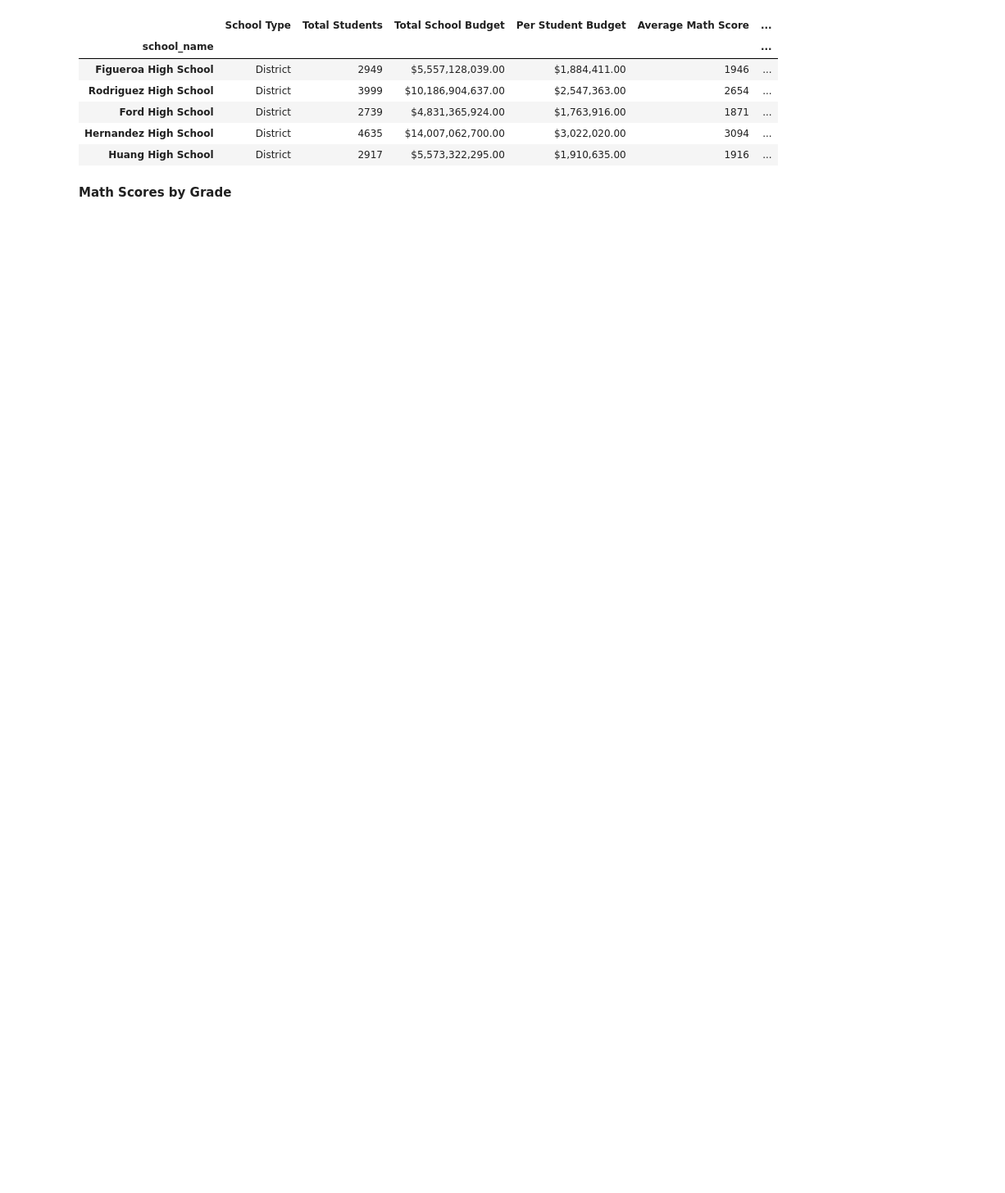
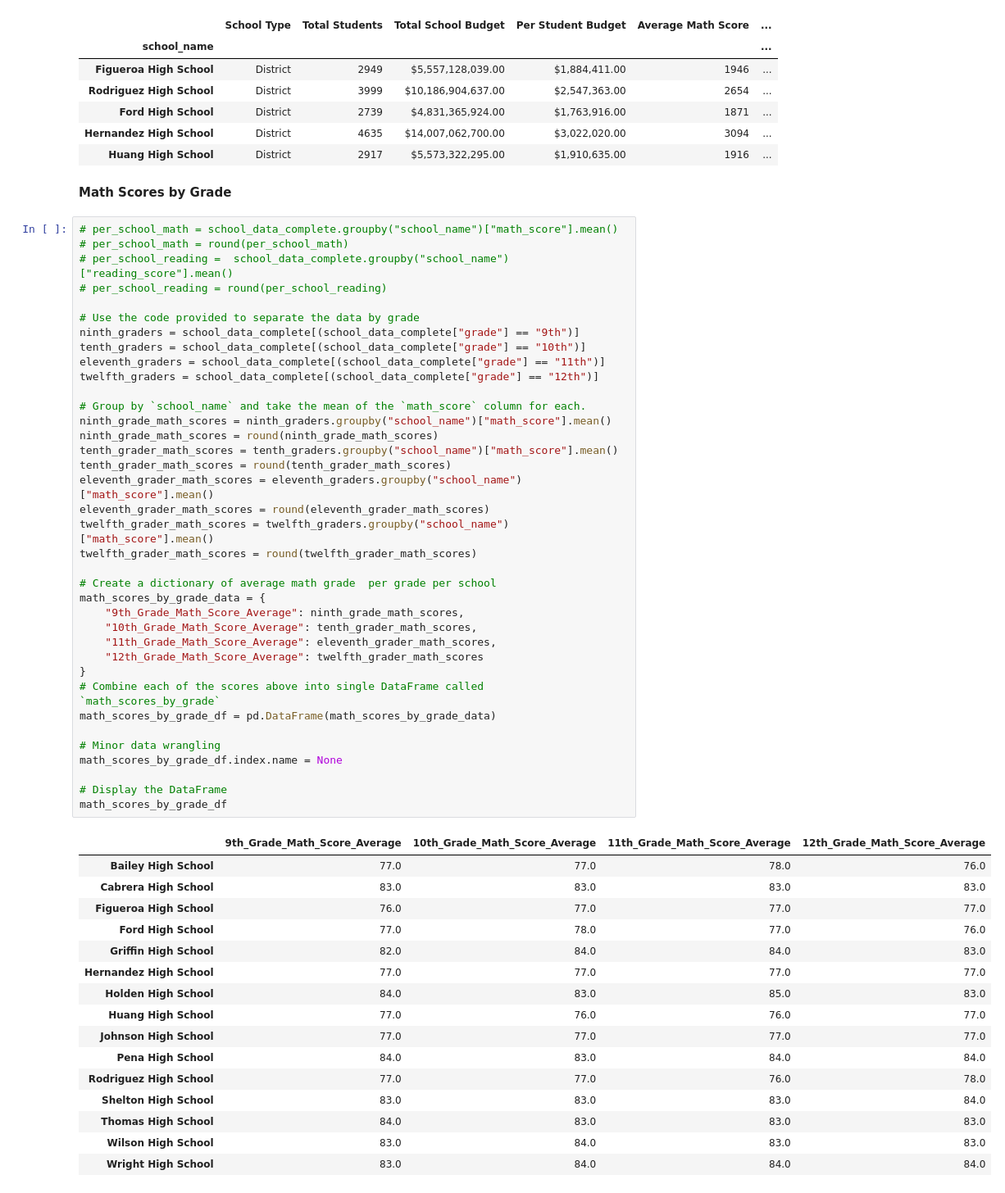
Before and after one commit to myseekl/pandas-challenge, a Jupyter notebook: PyCitySchools_MKL.ipynb, the cells around one changed output. Shown at 82% size. Saved outputs shown, nothing was run; the diff lists cells and outputs as text; blank space fills up the shorter version.

```diff
--- a/PyCitySchools_MKL.ipynb
+++ b/PyCitySchools_MKL.ipynb
@@ -347,3 +347,57 @@ bottom_schools.head(5)
 | Huang High School | District | 2917 | $5,573,322,295.00 | $1,910,635.00 | 1916 | ... |
 # %% [markdown]
 **Math Scores by Grade**
+# %%
+# per_school_math = school_data_complete.groupby("school_name")["math_score"].mean()
+# per_school_math = round(per_school_math)
+# per_school_reading =  school_data_complete.groupby("school_name")["reading_score"].mean()
+# per_school_reading = round(per_school_reading)
+
+# Use the code provided to separate the data by grade
+ninth_graders = school_data_complete[(school_data_complete["grade"] == "9th")]
+tenth_graders = school_data_complete[(school_data_complete["grade"] == "10th")]
+eleventh_graders = school_data_complete[(school_data_complete["grade"] == "11th")]
+twelfth_graders = school_data_complete[(school_data_complete["grade"] == "12th")]
+
+# Group by `school_name` and take the mean of the `math_score` column for each.
+ninth_grade_math_scores = ninth_graders.groupby("school_name")["math_score"].mean()
+ninth_grade_math_scores = round(ninth_grade_math_scores)
+tenth_grader_math_scores = tenth_graders.groupby("school_name")["math_score"].mean()
+tenth_grader_math_scores = round(tenth_grader_math_scores)
+eleventh_grader_math_scores = eleventh_graders.groupby("school_name")["math_score"].mean()
+eleventh_grader_math_scores = round(eleventh_grader_math_scores)
+twelfth_grader_math_scores = twelfth_graders.groupby("school_name")["math_score"].mean()
+twelfth_grader_math_scores = round(twelfth_grader_math_scores)
+
+# Create a dictionary of average math grade  per grade per school
+math_scores_by_grade_data = {
+    "9th_Grade_Math_Score_Average": ninth_grade_math_scores,
+    "10th_Grade_Math_Score_Average": tenth_grader_math_scores,
+    "11th_Grade_Math_Score_Average": eleventh_grader_math_scores,
+    "12th_Grade_Math_Score_Average": twelfth_grader_math_scores
+}
+# Combine each of the scores above into single DataFrame called `math_scores_by_grade`
+math_scores_by_grade_df = pd.DataFrame(math_scores_by_grade_data)
+
+# Minor data wrangling
+math_scores_by_grade_df.index.name = None
+
+# Display the DataFrame
+math_scores_by_grade_df
+# %% [output]
+|  | 9th_Grade_Math_Score_Average | 10th_Grade_Math_Score_Average | 11th_Grade_Math_Score_Average | 12th_Grade_Math_Score_Average |
+| Bailey High School | 77.0 | 77.0 | 78.0 | 76.0 |
+| Cabrera High School | 83.0 | 83.0 | 83.0 | 83.0 |
+| Figueroa High School | 76.0 | 77.0 | 77.0 | 77.0 |
+| Ford High School | 77.0 | 78.0 | 77.0 | 76.0 |
+| Griffin High School | 82.0 | 84.0 | 84.0 | 83.0 |
+| Hernandez High School | 77.0 | 77.0 | 77.0 | 77.0 |
+| Holden High School | 84.0 | 83.0 | 85.0 | 83.0 |
+| Huang High School | 77.0 | 76.0 | 76.0 | 77.0 |
+| Johnson High School | 77.0 | 77.0 | 77.0 | 77.0 |
+| Pena High School | 84.0 | 83.0 | 84.0 | 84.0 |
+| Rodriguez High School | 77.0 | 77.0 | 76.0 | 78.0 |
+| Shelton High School | 83.0 | 83.0 | 83.0 | 84.0 |
+| Thomas High School | 84.0 | 83.0 | 83.0 | 83.0 |
+| Wilson High School | 83.0 | 84.0 | 83.0 | 83.0 |
+| Wright High School | 83.0 | 84.0 | 84.0 | 84.0 |
```
Also changed, not shown: parts of 10 cells of this notebook.
